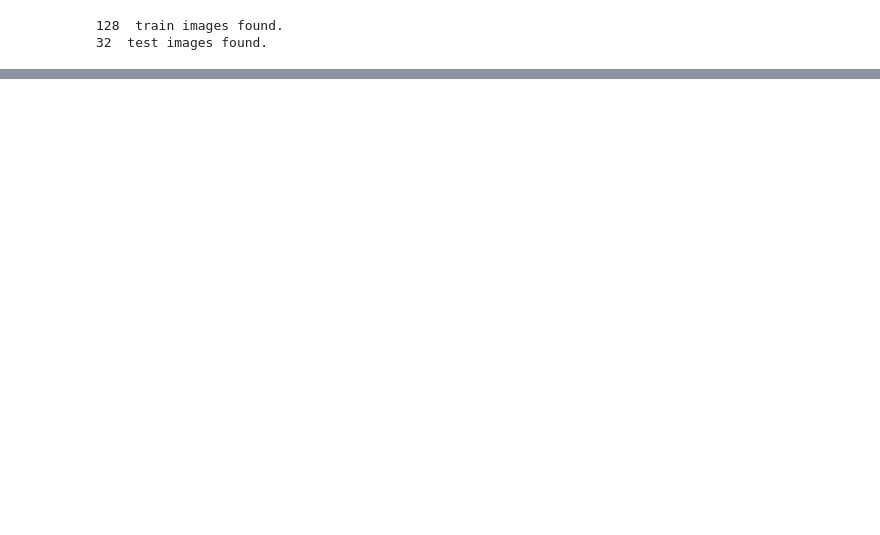
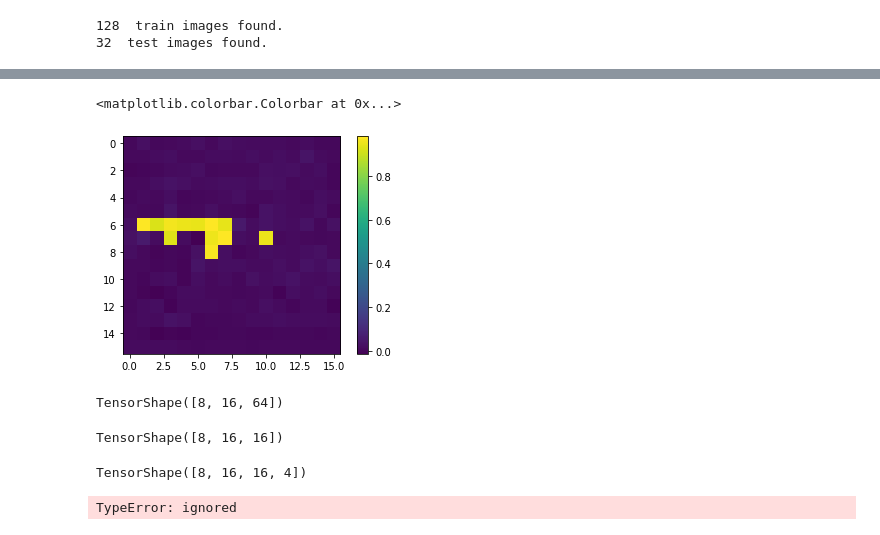
Before and after one commit to David-Un-ger/YOLO_ConeDetection, a Jupyter notebook: train.ipynb, the cells around one changed output, grey strips where cells are left out. Drawn from its saved outputs; the diff is of its cells as text; code cells hidden in the pictures; blank space fills up the shorter version.

```diff
--- a/train.ipynb
+++ b/train.ipynb
@@ -457,0 +485,23 @@ y_pred[0,:,:,0].max()
+# %%
+plt.imshow(y_pred[0,:,:,0].T)
+plt.colorbar()
+# %% [output]
+<matplotlib.colorbar.Colorbar at 0x...>
+[figure, added]
+# %%
+tf.repeat(y[...,0], 4, axis=-1).shape
+# %% [output]
+TensorShape([8, 16, 64])
+# %%
+y[...,0].shape
+# %% [output]
+TensorShape([8, 16, 16])
+# %%
+l = [y[...,0],y[...,0],y[...,0],y[...,0]]
+tf.stack(l, axis=3).shape
+# %% [output]
+TensorShape([8, 16, 16, 4])
+# %%
+tf.ones_like(y[...,0:4]).shape
+# %% [output]
+TypeError: ignored
```
Also changed, not shown: parts of 10 cells of this notebook.
